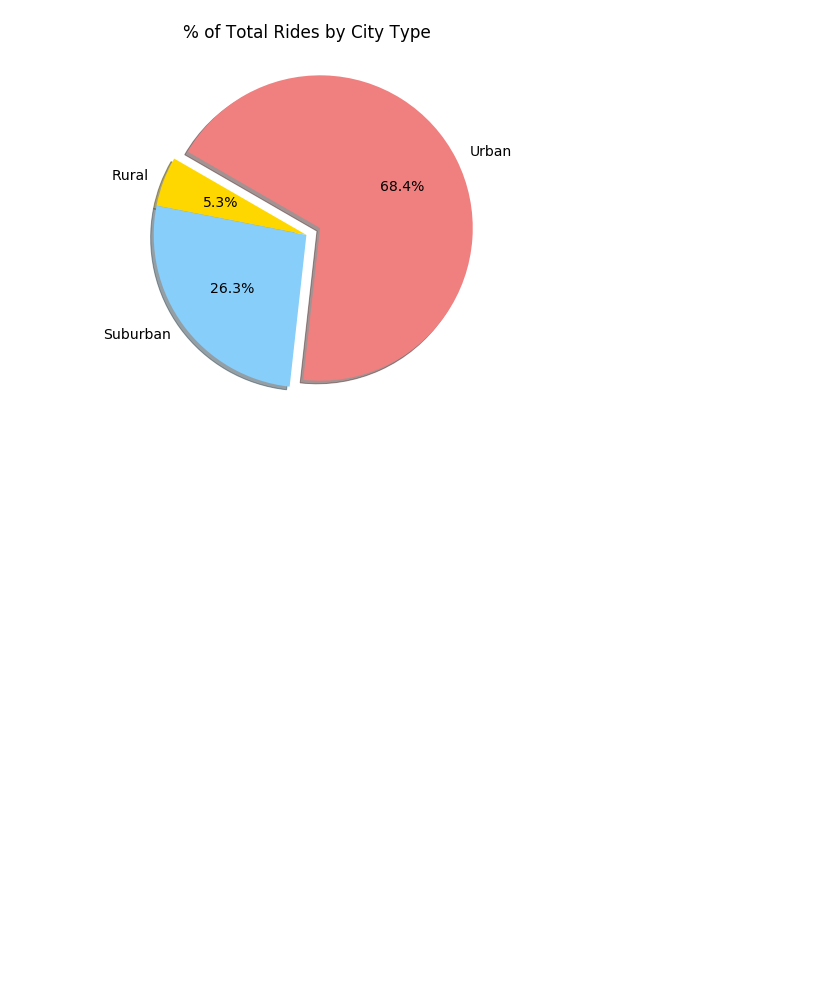
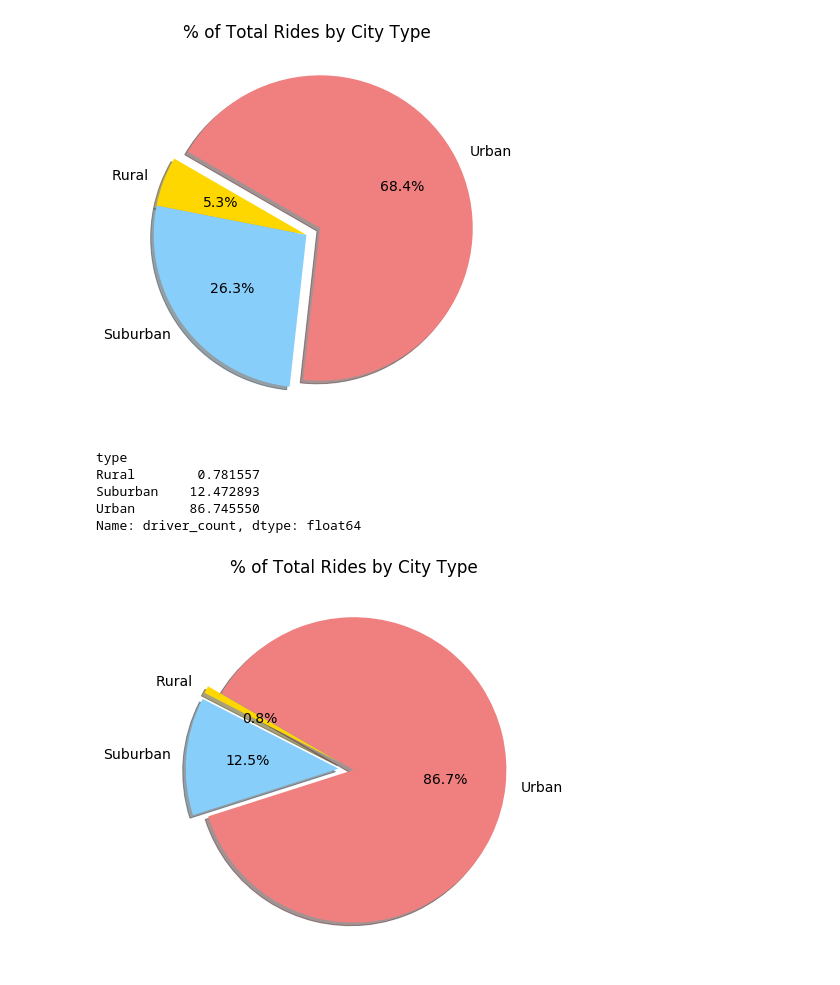
Before and after one commit to quintonw1/Pyber_Analysis, a Jupyter notebook: Pyber.ipynb, the cells around one changed output. Saved outputs shown, nothing was run; the diff lists cells and outputs as text; code cells hidden in the pictures; blank space fills up the shorter version.

Commit message:
Final Pie charts added

```diff
--- a/Pyber.ipynb
+++ b/Pyber.ipynb
@@ -788,3 +788,28 @@ plt.savefig("analysis/Fig6.png")
 plt.show()
 # %% [output]
 [figure]
+# %%
+# Percentage of Drivers by city type (Pie Chart)
+
+percent_drivers_type = 100 * combined_df.groupby(["type"]).sum()["driver_count"]/ combined_df["driver_count"].sum()
+percent_drivers_type
+# %% [output]
+type
+Rural        0.781557
+Suburban    12.472893
+Urban       86.745550
+Name: driver_count, dtype: float64
+# %%
+# Create Pie chart showing percentages
+explode = [0.1,0.1,0]
+plt.subplots(figsize = (10,6))
+
+colors = ["gold", "lightskyblue", "lightcoral"]
+labels = ["Rural", "Suburban", "Urban"]
+plt.pie(percent_drivers_type, labels = labels, explode = explode, colors = colors, autopct = "%1.1f%%", shadow = True, startangle = 150)
+plt.title('% of Total Rides by City Type')
+mpl.rcParams['font.size'] = 14
+plt.savefig("analysis/Fig7.png")
+plt.show()
+# %% [output]
+[figure, added]
```
Also changed, not shown: 1 other file.
